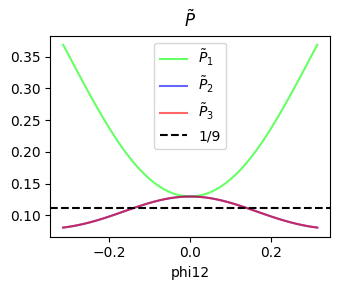
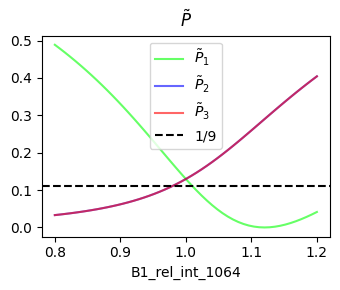
Unified diff of the notebook cell whose output changed from the first chart to the second:
--- before
+++ after
@@ -13,4 +13,5 @@
     ax_Ptilde.set_title(r"$\tilde{P}$")
 ax_Ptilde.axhline(1/9, 0, 1, color = "black", ls = "--", label = "1/9")
+# ax_Ptilde.axhline(1, 0, 1, color = "black", ls = "--", label = "1")
 
 ax_Ptilde.legend()
@@ -23,5 +24,5 @@
     str_lat = ""
     if phi12 == 0. and phi23 == 0.:     str_lat = "kagome"
-    elif phi12 == 999 and phi23 == 999: str_lat = "decorated triangular"
+    elif np.isclose(phi12, np.pi*1/3) and np.isclose(phi23, -np.pi*1/3): str_lat = "decorated triangular"
     if str_lat:
         ax_Ptilde.set_title(r"$\tilde{P}$" + f", {str_lat}")

Commit: A bunch of thesis plots